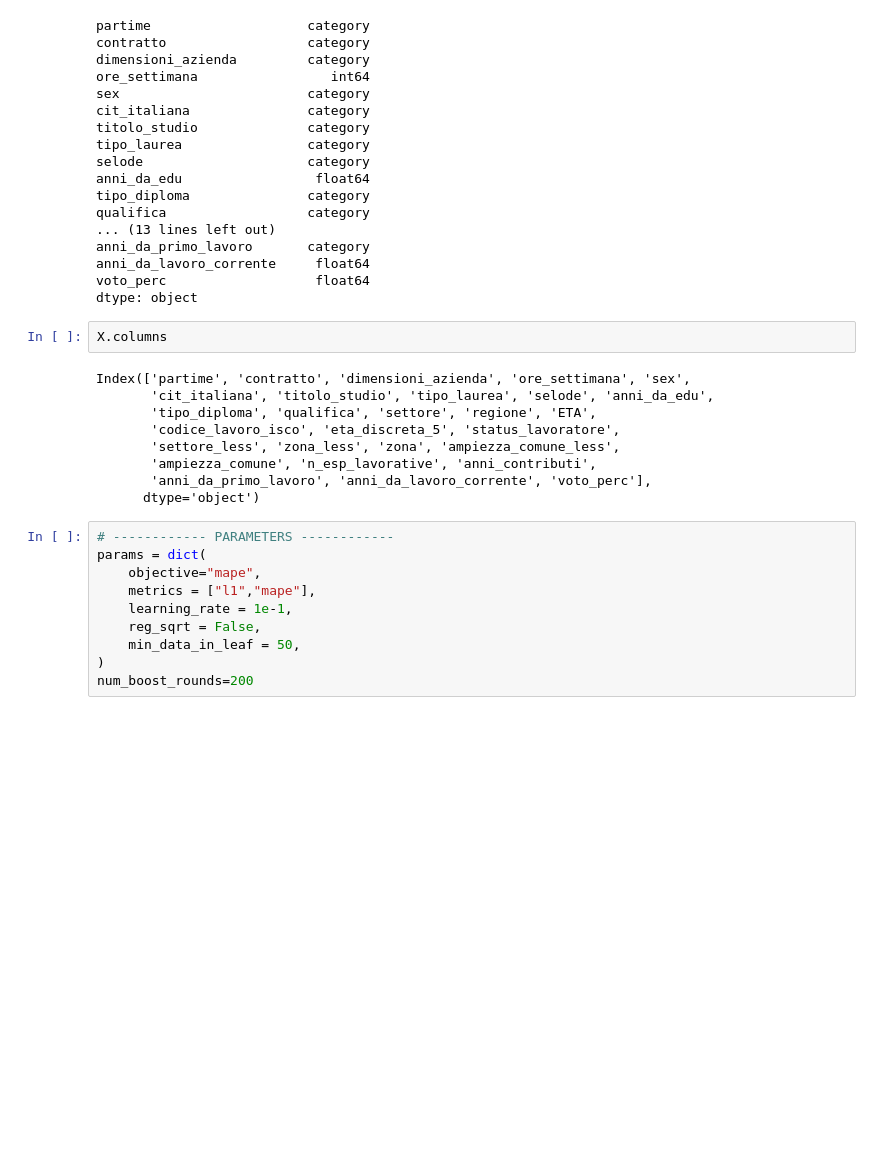
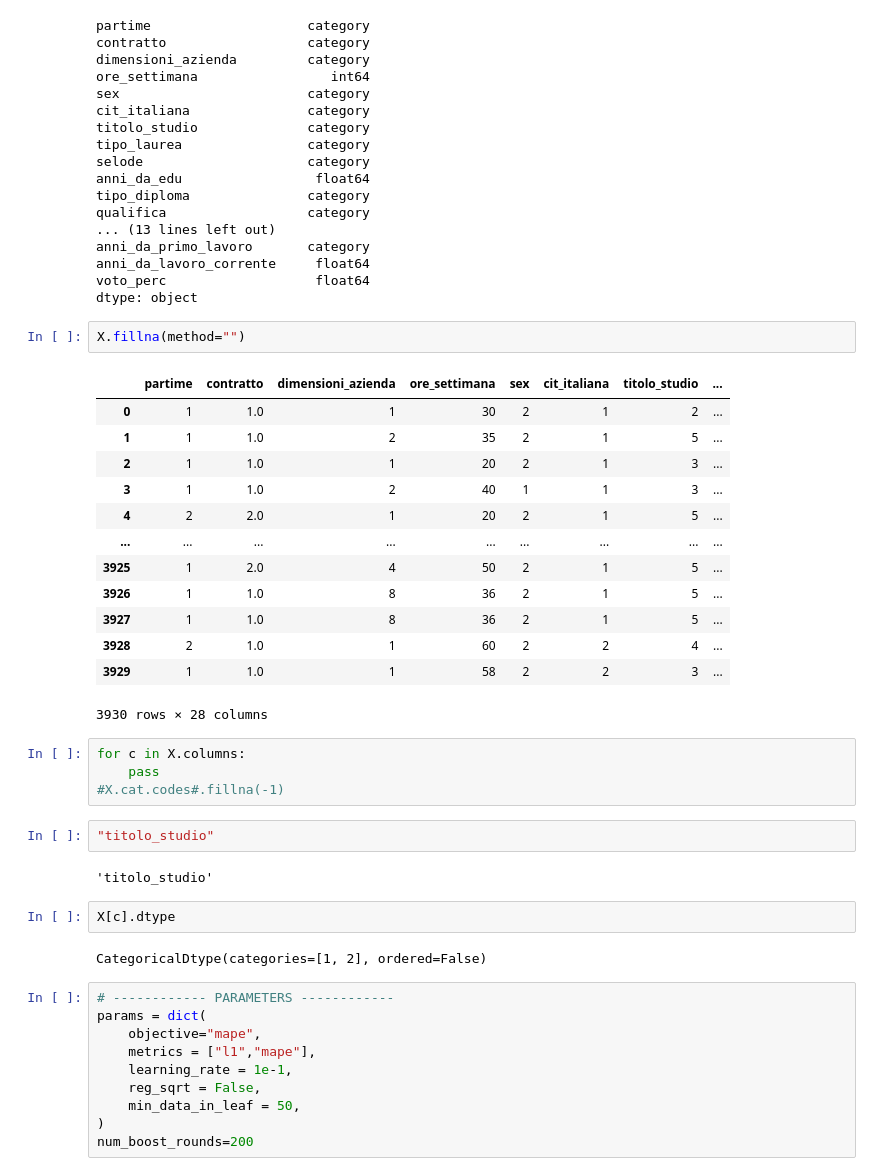
Before and after one commit to davide-burba/salary-prediction, a Jupyter notebook: analysis/feat_selection_bancaditalia.ipynb, the cells around one changed output. Saved outputs shown, nothing was run; the diff lists cells and outputs as text; blank space fills up the shorter version.

```diff
--- a/analysis/feat_selection_bancaditalia.ipynb
+++ b/analysis/feat_selection_bancaditalia.ipynb
@@ -73,17 +73,34 @@ anni_da_primo_lavoro       category
 anni_da_lavoro_corrente     float64
 voto_perc                   float64
 dtype: object
-# %%
-X.columns
-# %% [output]
-Index(['partime', 'contratto', 'dimensioni_azienda', 'ore_settimana', 'sex',
-       'cit_italiana', 'titolo_studio', 'tipo_laurea', 'selode', 'anni_da_edu',
-       'tipo_diploma', 'qualifica', 'settore', 'regione', 'ETA',
-       'codice_lavoro_isco', 'eta_discreta_5', 'status_lavoratore',
-       'settore_less', 'zona_less', 'zona', 'ampiezza_comune_less',
-       'ampiezza_comune', 'n_esp_lavorative', 'anni_contributi',
-       'anni_da_primo_lavoro', 'anni_da_lavoro_corrente', 'voto_perc'],
-      dtype='object')
+# %%
+X.fillna(method="")
+# %% [output]
+|  | partime | contratto | dimensioni_azienda | ore_settimana | sex | cit_italiana | titolo_studio | ... |
+| 0 | 1 | 1.0 | 1 | 30 | 2 | 1 | 2 | ... |
+| 1 | 1 | 1.0 | 2 | 35 | 2 | 1 | 5 | ... |
+| 2 | 1 | 1.0 | 1 | 20 | 2 | 1 | 3 | ... |
+| 3 | 1 | 1.0 | 2 | 40 | 1 | 1 | 3 | ... |
+| 4 | 2 | 2.0 | 1 | 20 | 2 | 1 | 5 | ... |
+| ... | ... | ... | ... | ... | ... | ... | ... | ... |
+| 3925 | 1 | 2.0 | 4 | 50 | 2 | 1 | 5 | ... |
+| 3926 | 1 | 1.0 | 8 | 36 | 2 | 1 | 5 | ... |
+| 3927 | 1 | 1.0 | 8 | 36 | 2 | 1 | 5 | ... |
+| 3928 | 2 | 1.0 | 1 | 60 | 2 | 2 | 4 | ... |
+| 3929 | 1 | 1.0 | 1 | 58 | 2 | 2 | 3 | ... |
+3930 rows × 28 columns
+# %%
+for c in X.columns:
+    pass
+#X.cat.codes#.fillna(-1)
+# %%
+"titolo_studio"
+# %% [output]
+'titolo_studio'
+# %%
+X[c].dtype
+# %% [output]
+CategoricalDtype(categories=[1, 2], ordered=False)
 # %%
 # ------------ PARAMETERS ------------
 params = dict(
```
Also changed, not shown: 3 other files.
